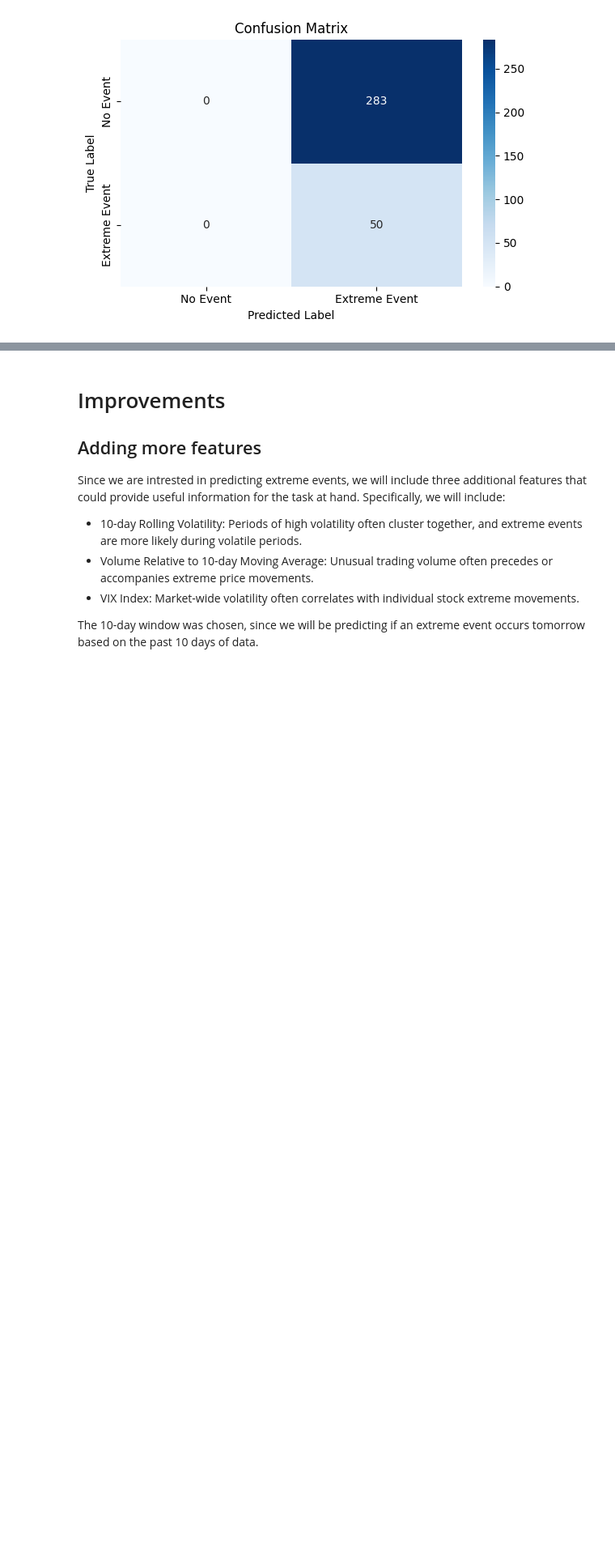
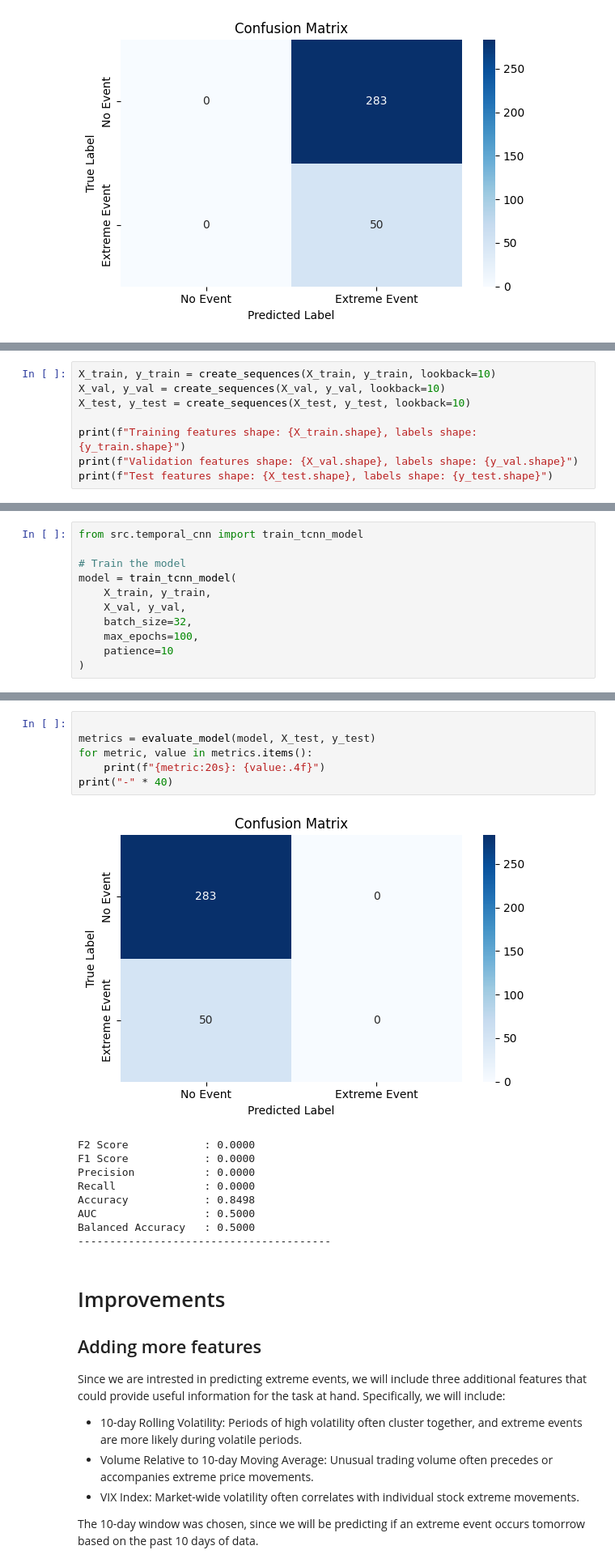
Before and after one commit to nmourdo/extreme_event_prediction, a Jupyter notebook: report.ipynb, the cells around one changed output, grey strips where cells are left out. Shown at 81% size. Saved outputs shown, nothing was run; the diff lists cells and outputs as text; blank space fills up the shorter version.

Commit message:
Completed the temporal cnn and evaluation script

```diff
--- a/report.ipynb
+++ b/report.ipynb
@@ -467,0 +498,8 @@ Achieving an Area Under the Curve (AUC) of 0.5 is not much better than random gu
+# %%
+X_train, y_train = create_sequences(X_train, y_train, lookback=10)
+X_val, y_val = create_sequences(X_val, y_val, lookback=10)
+X_test, y_test = create_sequences(X_test, y_test, lookback=10)
+
+print(f"Training features shape: {X_train.shape}, labels shape: {y_train.shape}")
+print(f"Validation features shape: {X_val.shape}, labels shape: {y_val.shape}")
+print(f"Test features shape: {X_test.shape}, labels shape: {y_test.shape}")
@@ -467,0 +712,11 @@ Achieving an Area Under the Curve (AUC) of 0.5 is not much better than random gu
+# %%
+from src.temporal_cnn import train_tcnn_model
+
+# Train the model
+model = train_tcnn_model(
+    X_train, y_train,
+    X_val, y_val,
+    batch_size=32,
+    max_epochs=100,
+    patience=10
+)
@@ -468,3 +813,19 @@ Achieving an Area Under the Curve (AUC) of 0.5 is not much better than random gu
+# %%
+
+metrics = evaluate_model(model, X_test, y_test)
+for metric, value in metrics.items():
+    print(f"{metric:20s}: {value:.4f}")
+print("-" * 40)
+# %% [output]
+[figure, added]
+F2 Score            : 0.0000
+F1 Score            : 0.0000
+Precision           : 0.0000
+Recall              : 0.0000
+Accuracy            : 0.8498
+AUC                 : 0.5000
+Balanced Accuracy   : 0.5000
+----------------------------------------
 # %% [markdown]
 # Improvements
 
```
Also changed, not shown: parts of 15 cells of this notebook, 5 other files.
